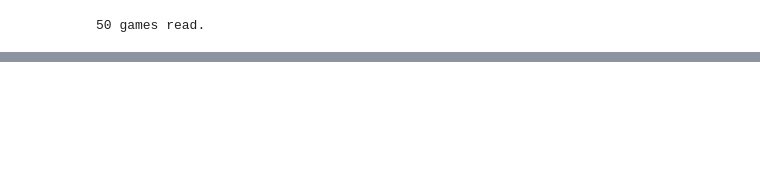
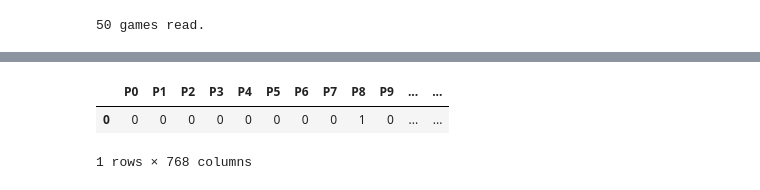
Before and after one commit to VPeron/cc_detector, a Jupyter notebook: notebooks/pgn_to_3dfs_Manuel.ipynb, the cells around one changed output, grey strips where cells are left out. Saved outputs shown, nothing was run; the diff lists cells and outputs as text; code cells hidden in the pictures; blank space fills up the shorter version.

```diff
--- a/notebooks/pgn_to_3dfs_Manuel.ipynb
+++ b/notebooks/pgn_to_3dfs_Manuel.ipynb
@@ -360,0 +460,6 @@ move_df2
+# %%
+dict_wide = {}
+
+for index1, i in enumerate(df_test.columns):
+    for index2, j in enumerate(df_test.index):
+        dict_wide[str(i)+str(j)] = [df_test.iloc[index2, index1]]
@@ -360,0 +486,6 @@ move_df2
+# %%
+pd.DataFrame(dict_wide)
+# %% [output]
+|  | P0 | P1 | P2 | P3 | P4 | P5 | P6 | P7 | P8 | P9 | ... | ... |
+| 0 | 0 | 0 | 0 | 0 | 0 | 0 | 0 | 0 | 1 | 0 | ... | ... |
+1 rows × 768 columns
```
Also changed, not shown: parts of 17 cells of this notebook, 4 other files.
